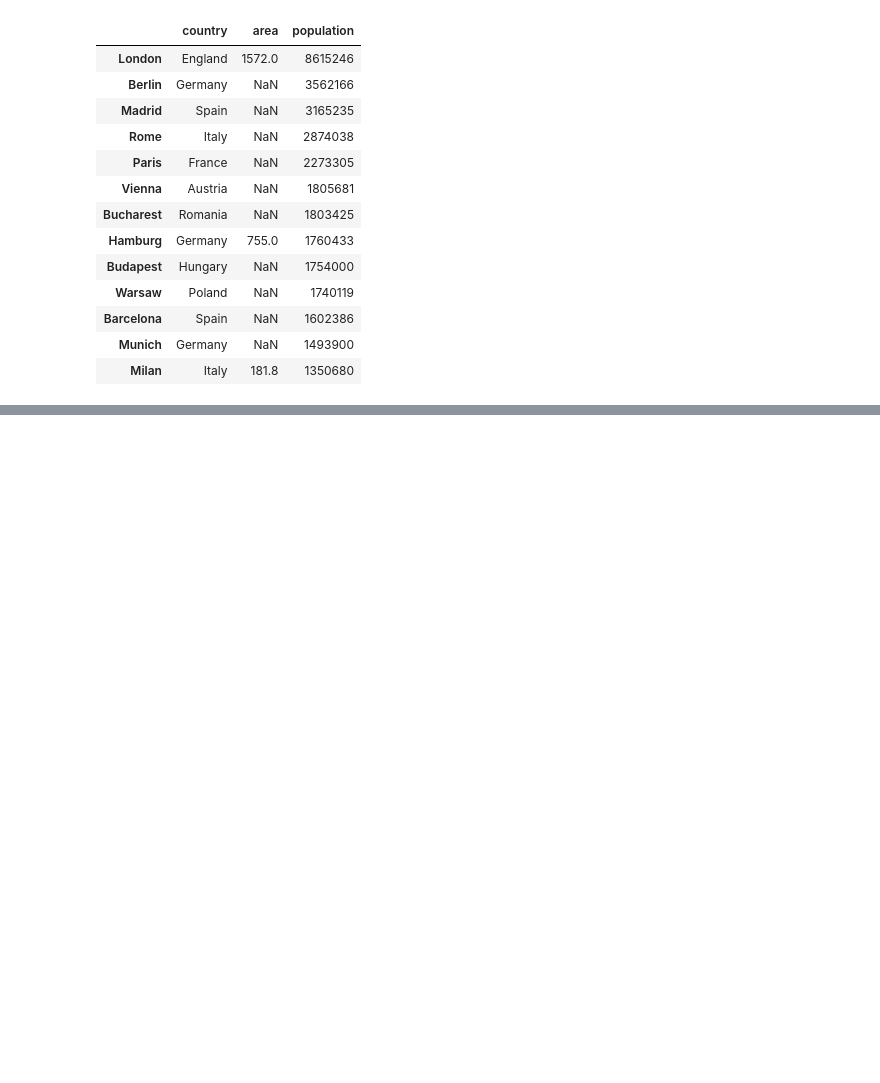
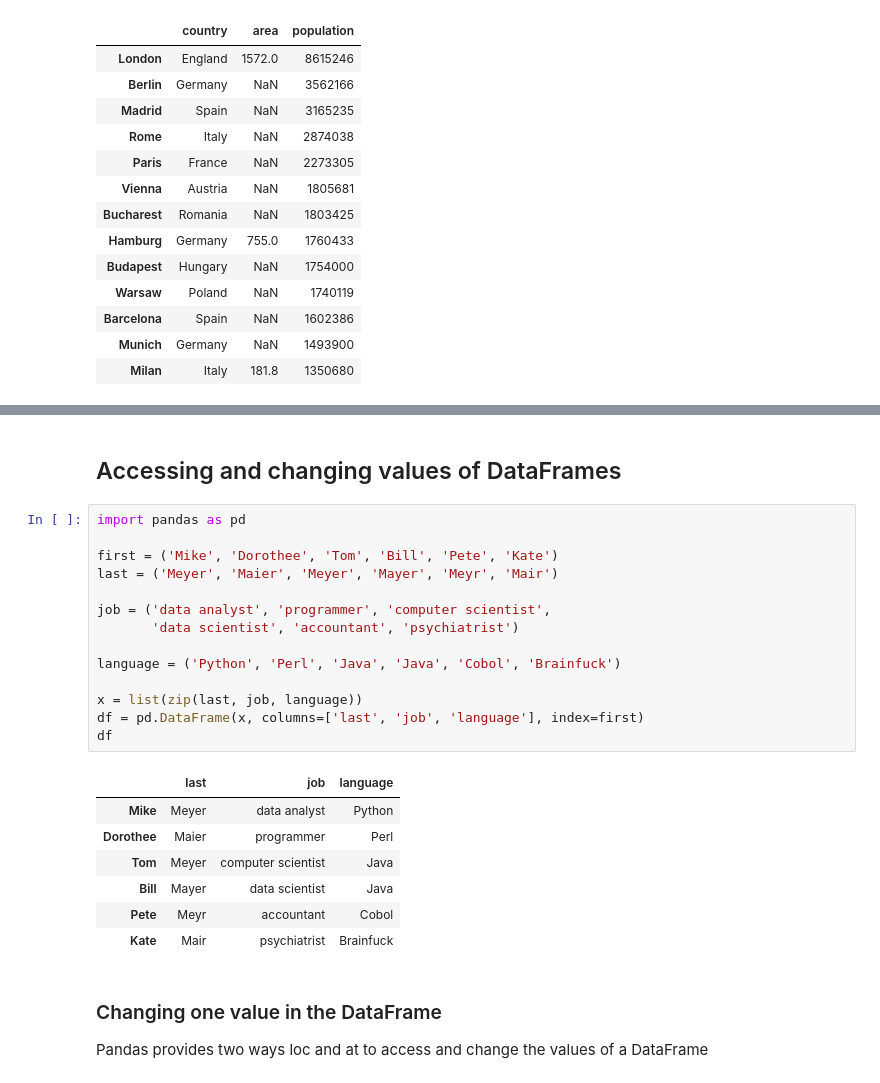
Before and after one commit to alfred-ojuku/Pandas-Tutorials-for-Data-Analysis, a Jupyter notebook: Pandas.ipynb, the cells around one changed output, grey strips where cells are left out. Cells and saved outputs as stored; diff of their text form; blank space fills up the shorter version.

```diff
--- a/Pandas.ipynb
+++ b/Pandas.ipynb
@@ -964,0 +963,27 @@ df2
+# %% [markdown]
+## Accessing and changing values of DataFrames
+# %%
+import pandas as pd
+
+first = ('Mike', 'Dorothee', 'Tom', 'Bill', 'Pete', 'Kate')
+last = ('Meyer', 'Maier', 'Meyer', 'Mayer', 'Meyr', 'Mair')
+
+job = ('data analyst', 'programmer', 'computer scientist',
+       'data scientist', 'accountant', 'psychiatrist')
+
+language = ('Python', 'Perl', 'Java', 'Java', 'Cobol', 'Brainfuck')
+
+x = list(zip(last, job, language))
+df = pd.DataFrame(x, columns=['last', 'job', 'language'], index=first)
+df
+# %% [output]
+|  | last | job | language |
+| Mike | Meyer | data analyst | Python |
+| Dorothee | Maier | programmer | Perl |
+| Tom | Meyer | computer scientist | Java |
+| Bill | Mayer | data scientist | Java |
+| Pete | Meyr | accountant | Cobol |
+| Kate | Mair | psychiatrist | Brainfuck |
+# %% [markdown]
+### Changing one value in the DataFrame
+Pandas provides two ways loc and at to access and change the values of a DataFrame
```
Also changed, not shown: parts of 41 cells of this notebook.
